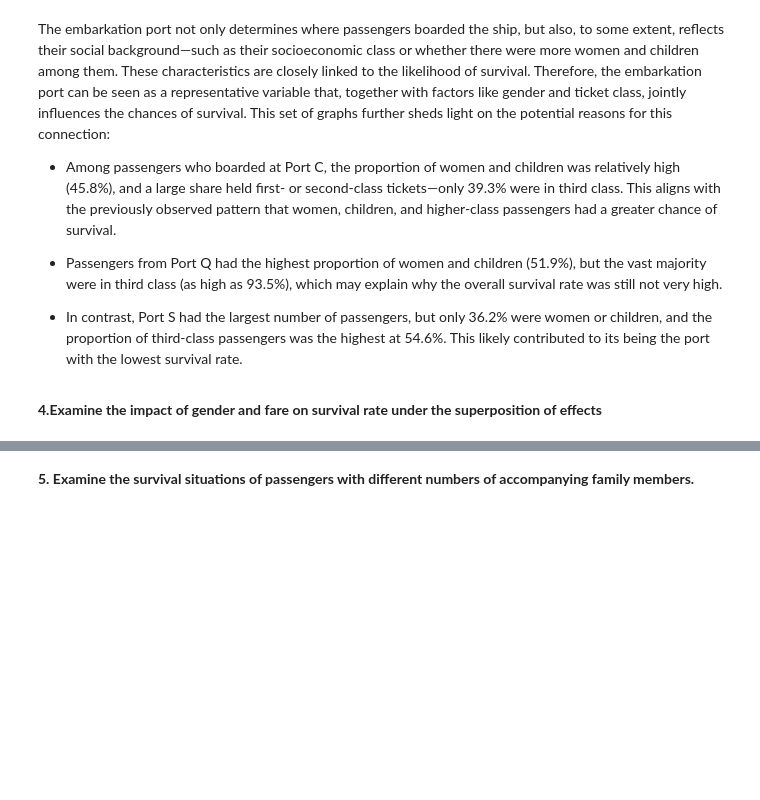
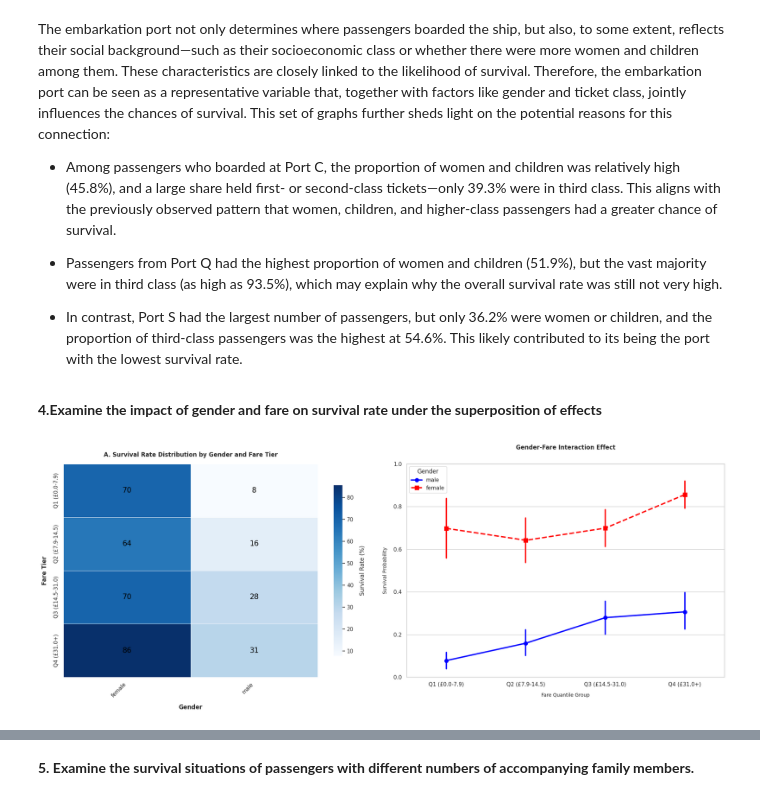
Before and after one commit to wuke0708/5001, a Jupyter notebook: CIV_Group2_07.ipynb, the cells around one changed output, grey strips where cells are left out. Drawn from its saved outputs; the diff is of its cells as text; code cells hidden in the pictures; blank space fills up the shorter version.

```diff
--- a/CIV_Group2_07.ipynb
+++ b/CIV_Group2_07.ipynb
@@ -586,34 +586,36 @@ plt.rcParams.update({
 
 # Subplot 1: Survival Rate Heatmap
 plt.subplot(1, 2, 1)
 heatmap = sns.heatmap(
     survival_matrix,
     annot=True,
     fmt=".0f",
     cmap="Blues",
     linewidths=0.5,
     cbar_kws={'label': 'Survival Rate (%)', 'shrink': 0.8},
-    annot_kws={"size": 12, "va": 'center', "color": '#333333'}
+    annot_kws={"size": 15, "va": 'center', "color": '#000000'}
 )
 
 heatmap.set_title('A. Survival Rate Distribution by Gender and Fare Tier', fontweight='bold')
 heatmap.set_xlabel('Gender', fontweight='semibold')
 heatmap.set_ylabel('Fare Tier', fontweight='semibold')
 plt.xticks(rotation=45, ha='right', fontsize=11)
 
 # Subplot 2: Interactive Effect Visualization
 plt.subplot(1, 2, 2)
 sns.pointplot(x='Fare_Group', y='Survived', hue='Sex', data=df,
               palette={'male':'blue', 'female':'red'},
               markers=['o', 's'], linestyles=['-', '--'])
 plt.title('Gender-Fare Interaction Effect\n', fontsize=12, fontweight='bold')
 plt.xlabel('Fare Quantile Group', fontsize=10)
 plt.ylabel('Survival Probability', fontsize=10)
 plt.ylim(0, 1)
 plt.legend(title='Gender', loc='upper left')
 
 plt.tight_layout()
 plt.show()
+# %% [output]
+[figure, added]
 # %%
 # 5. Fare Distribution Visualization
 plt.figure(figsize=(12,6))
```
Also changed, not shown: parts of 6 cells of this notebook.
